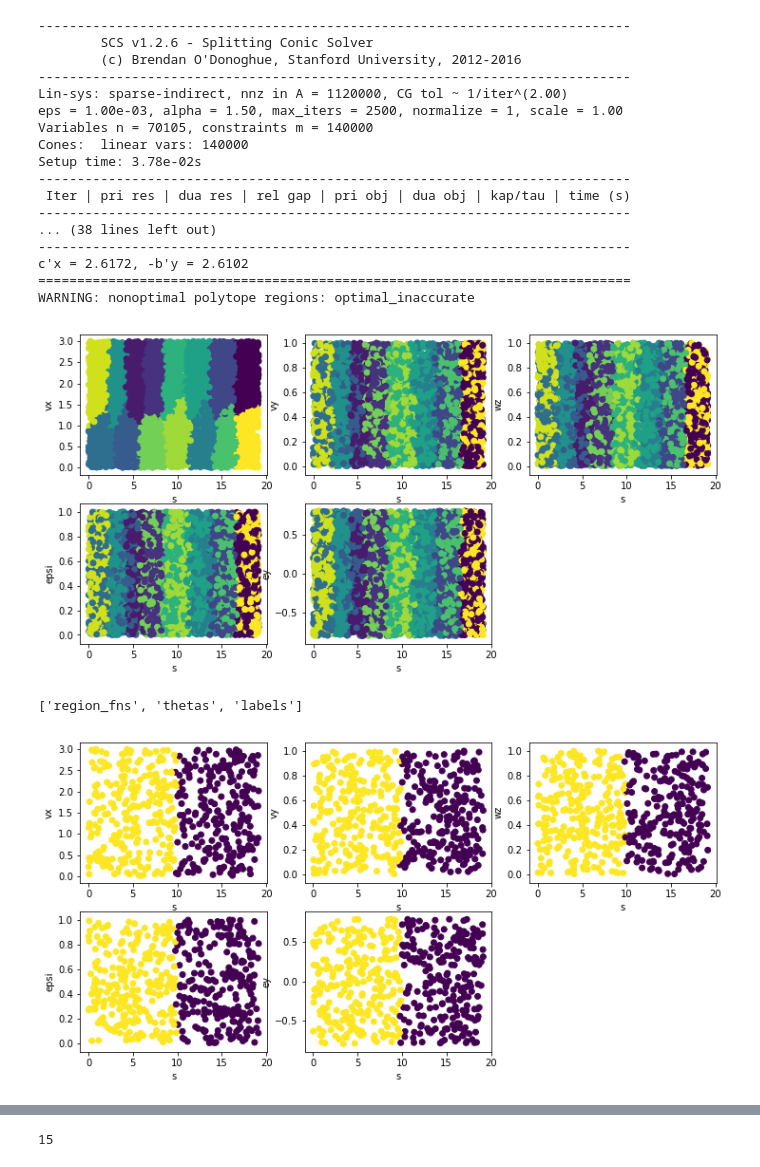
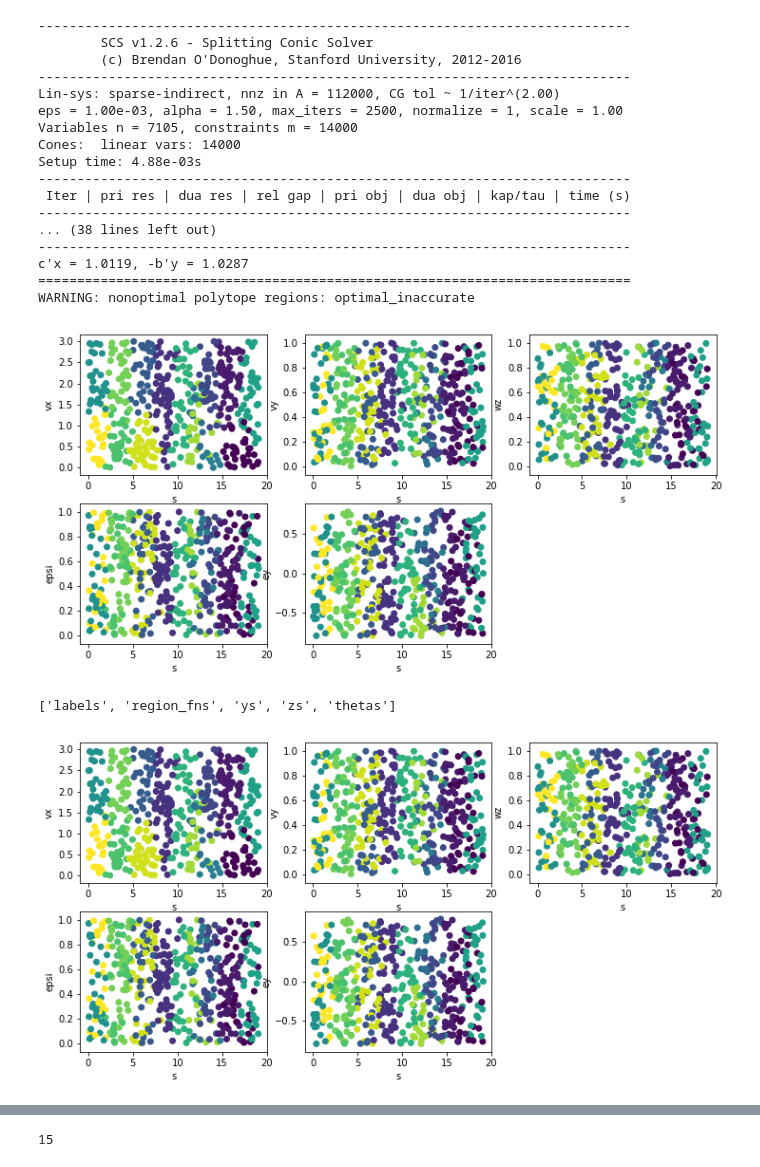
Before and after one commit to urosolia/RacingLMPC, a Jupyter notebook: notebooks/Fitting Accurate Piecewise Affine Model.ipynb, the cells around one changed output, grey strips where cells are left out. Cells and saved outputs as stored; diff of their text form; code cells hidden in the pictures.

```diff
--- a/notebooks/Fitting Accurate Piecewise Affine Model.ipynb
+++ b/notebooks/Fitting Accurate Piecewise Affine Model.ipynb
@@ -14,7 +16,7 @@ import pwa_cluster as pwac
 
 import matplotlib.pyplot as plt
 # %%
-trackMap = Map(0.8)
+trackMap = Map('3110_big')
 dt = 0.1
 n = 6; d = 2
 state_names = ['vx', 'vy', 'wz', 'epsi', 's', 'ey']
@@ -47,6 +49,6 @@ plt.figure(figsize=[12,6])
 for i in range(n-1):
     plt.subplot(2, 3, i+1)
     ind = i if i < 4 else 5
-    plt.scatter(zs[::10,4], zs[::10,ind], c=[ys[::10,ind]])
+    plt.scatter(zs[::10,4], zs[::10,ind], c=ys[::10,ind])
     plt.xlabel(state_names[4]); plt.ylabel(state_names[ind])
 # %% [output]
@@ -114,44 +127,44 @@ best_clustering.determine_polytopic_regions(verbose=True)
         SCS v1.2.6 - Splitting Conic Solver
         (c) Brendan O'Donoghue, Stanford University, 2012-2016
 ----------------------------------------------------------------------------
-Lin-sys: sparse-indirect, nnz in A = 1120000, CG tol ~ 1/iter^(2.00)
+Lin-sys: sparse-indirect, nnz in A = 112000, CG tol ~ 1/iter^(2.00)
 eps = 1.00e-03, alpha = 1.50, max_iters = 2500, normalize = 1, scale = 1.00
-Variables n = 70105, constraints m = 140000
-Cones:  linear vars: 140000
-Setup time: 3.78e-02s
+Variables n = 7105, constraints m = 14000
+Cones:  linear vars: 14000
+Setup time: 4.88e-03s
 ----------------------------------------------------------------------------
  Iter | pri res | dua res | rel gap | pri obj | dua obj | kap/tau | time (s)
 ----------------------------------------------------------------------------
 ... (38 lines left out)
 ----------------------------------------------------------------------------
-c'x = 2.6172, -b'y = 2.6102
+c'x = 1.0119, -b'y = 1.0287
 ============================================================================
 WARNING: nonoptimal polytope regions: optimal_inaccurate
 # %%
-data = np.load('../src/cluster_labels.npz')
+data = np.load('../cluster_labels.npz')
 data = np.load('pwa_model_15.npz')
 # looks like everything is in the same region here....
 
 labels = []
 for z,y in zip(zs,ys):
     dot_pdt = [w.T.dot(np.hstack([z[0:n], [1]])) for w in data['region_fns']]
     labels.append(np.argmax(dot_pdt))
 
 plt.figure(figsize=[12,6])
 for i in range(n-1):
     plt.subplot(2, 3, i+1)
     ind = i if i < 4 else 5
     plt.scatter(zs[:,4], zs[:,ind], c=labels)
     plt.xlabel(state_names[4]); plt.ylabel(state_names[ind])
 # self.clustering = pwac.ClusterPWA.from_labels(zs, ys,
 #                data['labels'], z_cutoff=self.n)
 # self.clustering.region_fns = data['region_fns']
 # %% [output]
-[figure, old version]
+[figure, new version]
 # %%
 data.keys()
 # %% [output]
-['region_fns', 'thetas', 'labels']
+['labels', 'region_fns', 'ys', 'zs', 'thetas']
 # %%
 plt.figure(figsize=[12,6])
 for i in range(n-1):
@@ -160,7 +173,7 @@ for i in range(n-1):
     plt.scatter(best_clustering.zs[:,4], best_clustering.zs[:,ind], c=best_clustering.cluster_labels)
     plt.xlabel(state_names[4]); plt.ylabel(state_names[ind])
 # %% [output]
-[figure, old version]
+[figure, new version]
 # %%
 yhats = []
 for z,y in zip(best_clustering.zs, best_clustering.ys):
```
Also changed, not shown: parts of 13 cells of this notebook, 39 other files.
